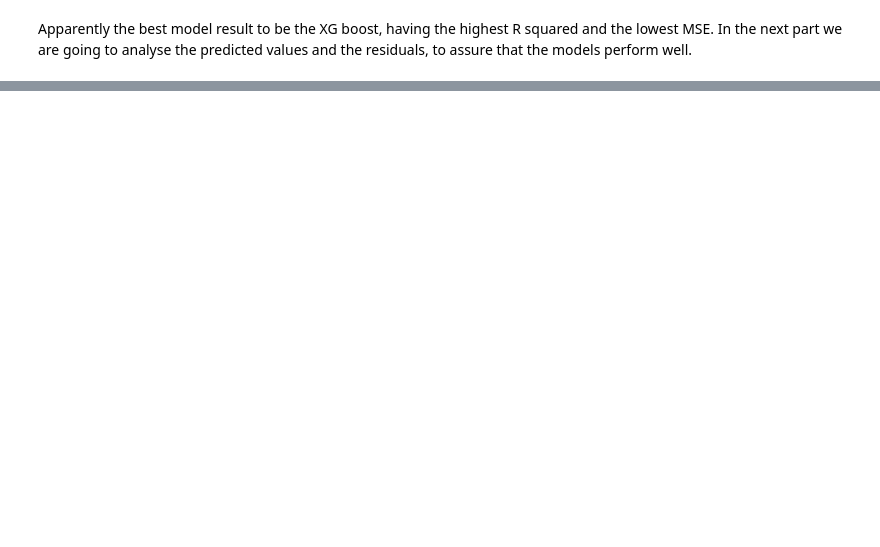
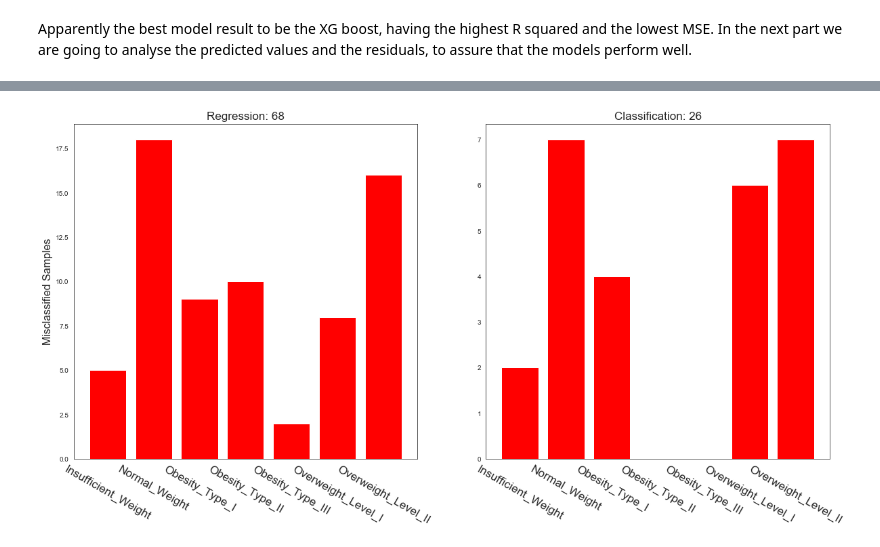
Before and after one commit to Alexisbiancotti/Obesity_Prediction, a Jupyter notebook: Obesity_Prediction.ipynb, the cells around one changed output, grey strips where cells are left out. Cells and saved outputs as stored; diff of their text form; code cells hidden in the pictures; blank space fills up the shorter version.

```diff
--- a/Obesity_Prediction.ipynb
+++ b/Obesity_Prediction.ipynb
@@ -448,0 +556,4 @@ plt.show()
+# %%
+# creating test and train sets
+X_train, X_test, y_train, y_test = train_test_split(data_clas.drop(columns=['NObeyesdad']),data_clas['NObeyesdad'],
+                                                    train_size=0.90, random_state=42)
@@ -448,0 +716,13 @@ plt.show()
+# %%
+# creating the new frame
+results    = pd.concat([pd.DataFrame(rf_grid.predict(X_test), columns=['IMC']),
+                        pd.DataFrame(label_encoder(GS_fore.predict(X_test),'inverse'), columns=['class_NObeyesdad']) ,
+                        pd.DataFrame(label_encoder(y_test,'inverse'), columns=['NObeyesdad'])],
+                        axis=1)
+
+# matching IMC with their corresponding NObeyesdad
+results['regr_NObeyesdad'] = results['IMC'].apply(lambda x: range_imc(x,imc_range['max']))
+# %%
+# creating a column per each model that calculates if the prediction is false
+results['regr_false'] = (results['regr_NObeyesdad'] != results['NObeyesdad'])
+results['class_false'] = (results['class_NObeyesdad'] != results['NObeyesdad'])
@@ -448,0 +755,28 @@ plt.show()
+# %%
+# creting a dataframe with the sum of false prediction per class
+class_false = results.drop(columns=['IMC','class_NObeyesdad','regr_NObeyesdad']).groupby(['NObeyesdad']).sum()
+# %%
+# graphing the missclasified samples for each model
+
+plt.figure(figsize=(20, 20))
+
+# Logistic Regression
+plt.subplot(221)
+
+plt.bar(height=class_false['regr_false'], x=class_false.index, color='red')
+plt.ylabel('Misclassified Samples', fontsize=16)
+plt.xticks(rotation=-30, fontsize=17)
+pred_lr_ms_sum = class_false['regr_false'].sum().astype(int)
+plt.title(f'Regression: {pred_lr_ms_sum}', fontsize=17)
+
+# Decision Tree
+plt.subplot(222)
+
+plt.bar(height = class_false['class_false'], x=class_false.index, color='red')
+pred_dt_ms_sum = class_false['class_false'].sum().astype(int)
+plt.xticks(rotation=-30, fontsize=17)
+plt.title(f'Classification: {pred_dt_ms_sum}', fontsize=17)
+
+plt.show()
+# %% [output]
+[figure, added]
```
Also changed, not shown: parts of 37 cells of this notebook, 1 other file.
